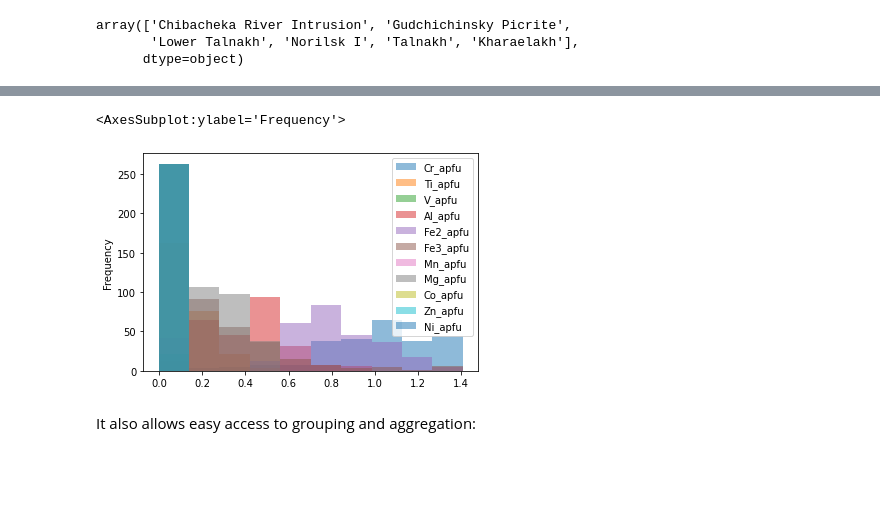
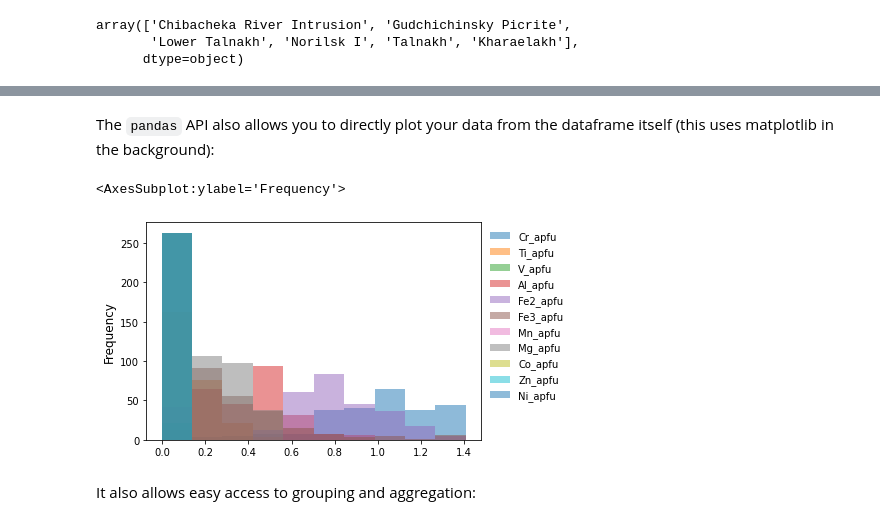
Before and after one commit to morganjwilliams/202103-MQ-pyrolite-workshop, a Jupyter notebook: notebooks/01_jupyter_python.ipynb, the cells around one changed output, grey strips where cells are left out. Saved outputs shown, nothing was run; the diff lists cells and outputs as text; code cells hidden in the pictures; blank space fills up the shorter version.

```diff
--- a/notebooks/01_jupyter_python.ipynb
+++ b/notebooks/01_jupyter_python.ipynb
@@ -394,8 +435,12 @@ array(['Chibacheka River Intrusion', 'Gudchichinsky Picrite',
+# %% [markdown]
+The `pandas` API also allows you to directly plot your data from the dataframe itself (this uses matplotlib in the background):
 # %%
-df.loc[df.Mineral == 'spinel', [c for c in df.columns if 'apfu' in c]].dropna(how='any').plot.hist(alpha=0.5)
+subdf = df.loc[df.Mineral == 'spinel', [c for c in df.columns if 'apfu' in c]].dropna(how='any')
+
+subdf.plot.hist(alpha=0.5)
 # %% [output]
 <AxesSubplot:ylabel='Frequency'>
-[figure, old version]
+[figure, new version]
 # %% [markdown]
 It also allows easy access to grouping and aggregation:
 # %%
```
Also changed, not shown: parts of 20 cells of this notebook.
